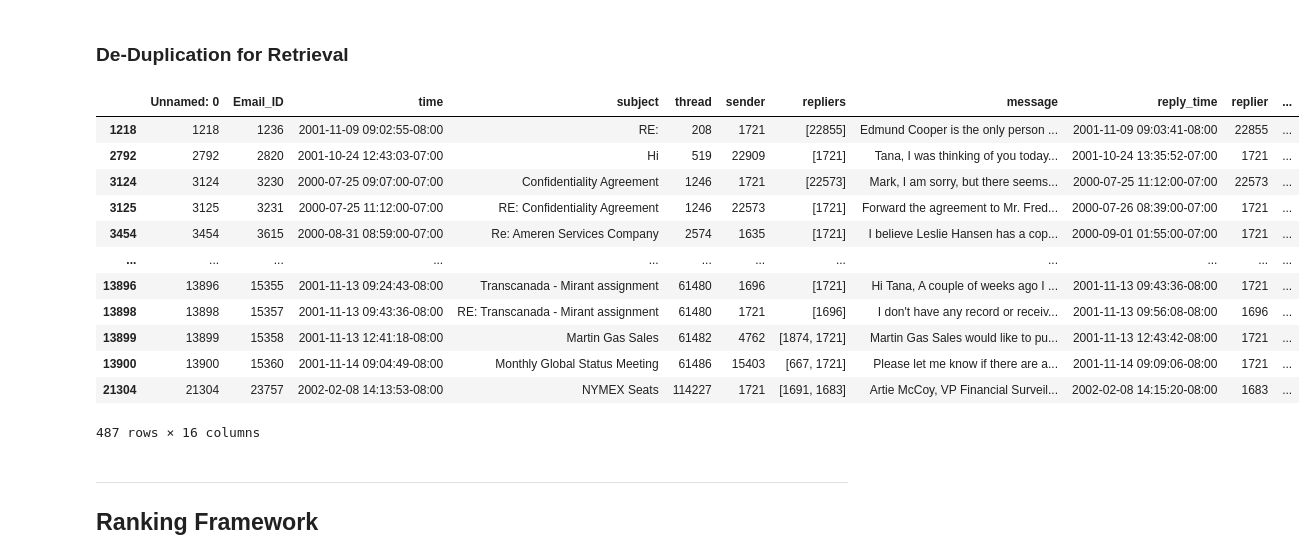
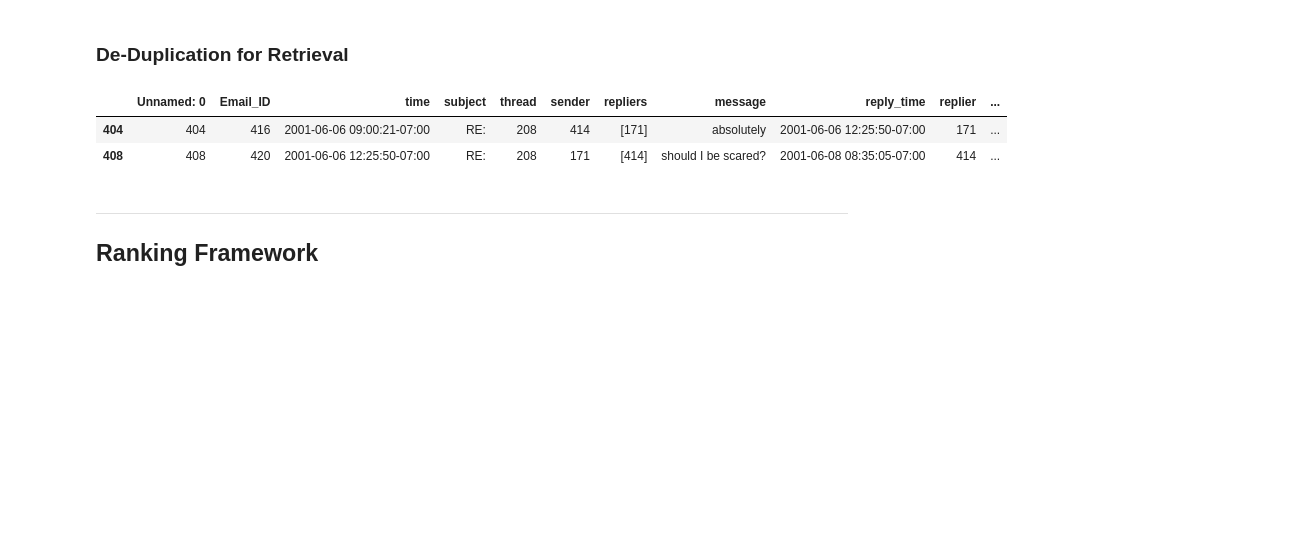
Before and after one commit to smatsubara15/Hedwig, a Jupyter notebook: 05_RRM/20231016_Langchain_km_v3.ipynb, the cells around one changed output. Drawn from its saved outputs; the diff is of its cells as text; code cells hidden in the pictures; blank space fills up the shorter version.

```diff
--- a/05_RRM/20231016_Langchain_km_v3.ipynb
+++ b/05_RRM/20231016_Langchain_km_v3.ipynb
@@ -107,21 +105,11 @@ Name: 15, dtype: object
 # %%
 df_messages_deduped=df_messages.drop_duplicates(subset='sender_replier_thread', keep='last')
 # %%
-df_messages_deduped[df_messages_deduped.sender_replier_thread.str.contains('1721')]
+df_messages_deduped[df_messages_deduped.sender_replier_thread.str.contains('414')].head(2)
 # %% [output]
 |  | Unnamed: 0 | Email_ID | time | subject | thread | sender | repliers | message | reply_time | replier | ... |
-| 1218 | 1218 | 1236 | 2001-11-09 09:02:55-08:00 | RE: | 208 | 1721 | [22855] | Edmund Cooper is the only person ... | 2001-11-09 09:03:41-08:00 | 22855 | ... |
-| 2792 | 2792 | 2820 | 2001-10-24 12:43:03-07:00 | Hi | 519 | 22909 | [1721] | Tana, I was thinking of you today... | 2001-10-24 13:35:52-07:00 | 1721 | ... |
-| 3124 | 3124 | 3230 | 2000-07-25 09:07:00-07:00 | Confidentiality Agreement | 1246 | 1721 | [22573] | Mark, I am sorry, but there seems... | 2000-07-25 11:12:00-07:00 | 22573 | ... |
-| 3125 | 3125 | 3231 | 2000-07-25 11:12:00-07:00 | RE: Confidentiality Agreement | 1246 | 22573 | [1721] | Forward the agreement to Mr. Fred... | 2000-07-26 08:39:00-07:00 | 1721 | ... |
-| 3454 | 3454 | 3615 | 2000-08-31 08:59:00-07:00 | Re: Ameren Services Company | 2574 | 1635 | [1721] | I believe Leslie Hansen has a cop... | 2000-09-01 01:55:00-07:00 | 1721 | ... |
-| ... | ... | ... | ... | ... | ... | ... | ... | ... | ... | ... | ... |
-| 13896 | 13896 | 15355 | 2001-11-13 09:24:43-08:00 | Transcanada - Mirant assignment | 61480 | 1696 | [1721] | Hi Tana, A couple of weeks ago I ... | 2001-11-13 09:43:36-08:00 | 1721 | ... |
-| 13898 | 13898 | 15357 | 2001-11-13 09:43:36-08:00 | RE: Transcanada - Mirant assignment | 61480 | 1721 | [1696] | I don't have any record or receiv... | 2001-11-13 09:56:08-08:00 | 1696 | ... |
-| 13899 | 13899 | 15358 | 2001-11-13 12:41:18-08:00 | Martin Gas Sales | 61482 | 4762 | [1874, 1721] | Martin Gas Sales would like to pu... | 2001-11-13 12:43:42-08:00 | 1721 | ... |
-| 13900 | 13900 | 15360 | 2001-11-14 09:04:49-08:00 | Monthly Global Status Meeting | 61486 | 15403 | [667, 1721] | Please let me know if there are a... | 2001-11-14 09:09:06-08:00 | 1721 | ... |
-| 21304 | 21304 | 23757 | 2002-02-08 14:13:53-08:00 | NYMEX Seats | 114227 | 1721 | [1691, 1683] | Artie McCoy, VP Financial Surveil... | 2002-02-08 14:15:20-08:00 | 1683 | ... |
+| 404 | 404 | 416 | 2001-06-06 09:00:21-07:00 | RE: | 208 | 414 | [171] | absolutely | 2001-06-06 12:25:50-07:00 | 171 | ... |
+| 408 | 408 | 420 | 2001-06-06 12:25:50-07:00 | RE: | 208 | 171 | [414] | should I be scared? | 2001-06-08 08:35:05-07:00 | 414 | ... |
-487 rows × 16 columns
 # %% [markdown]
 -----
 ## Ranking Framework
```
Also changed, not shown: parts of 32 cells of this notebook, 3 other files.
